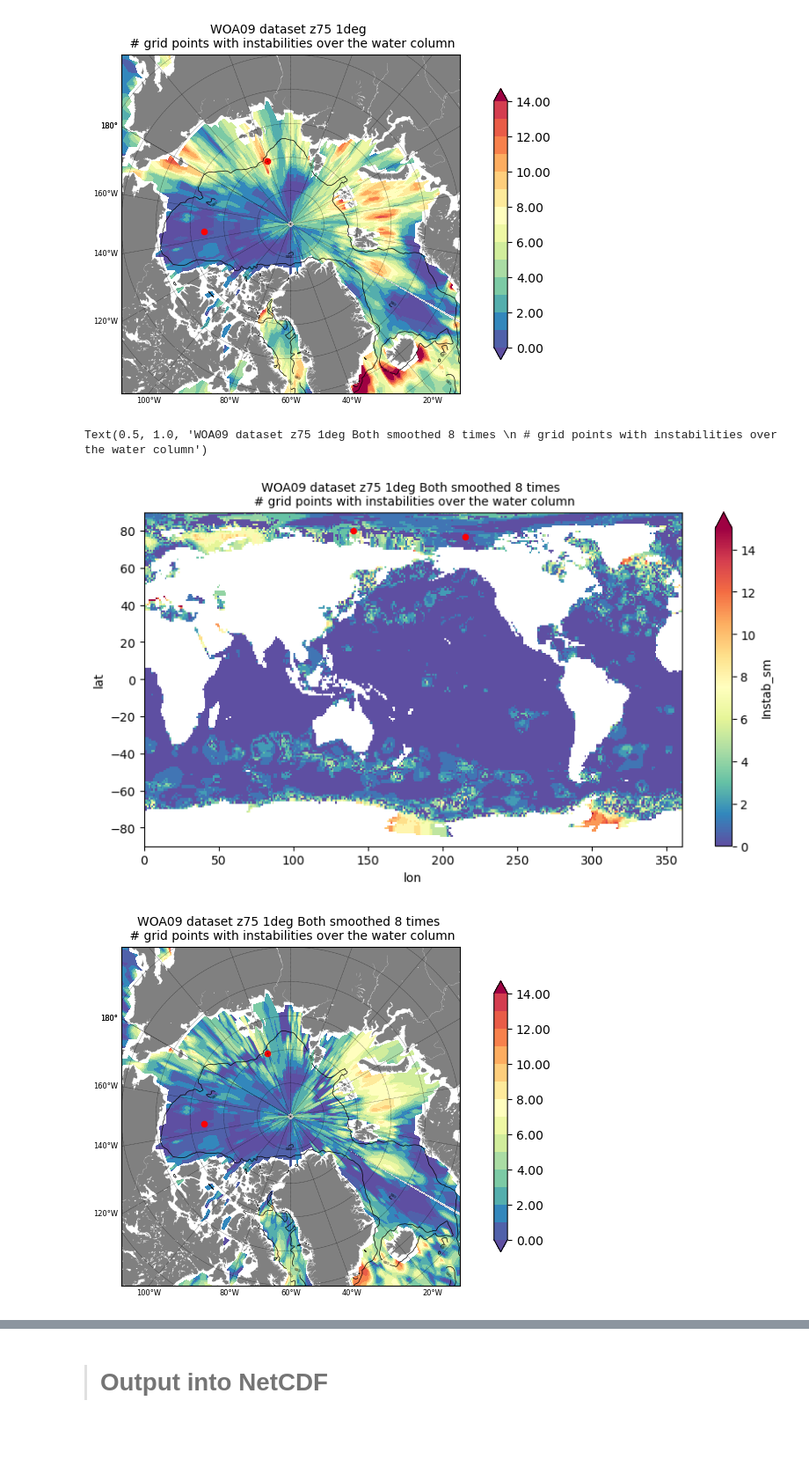
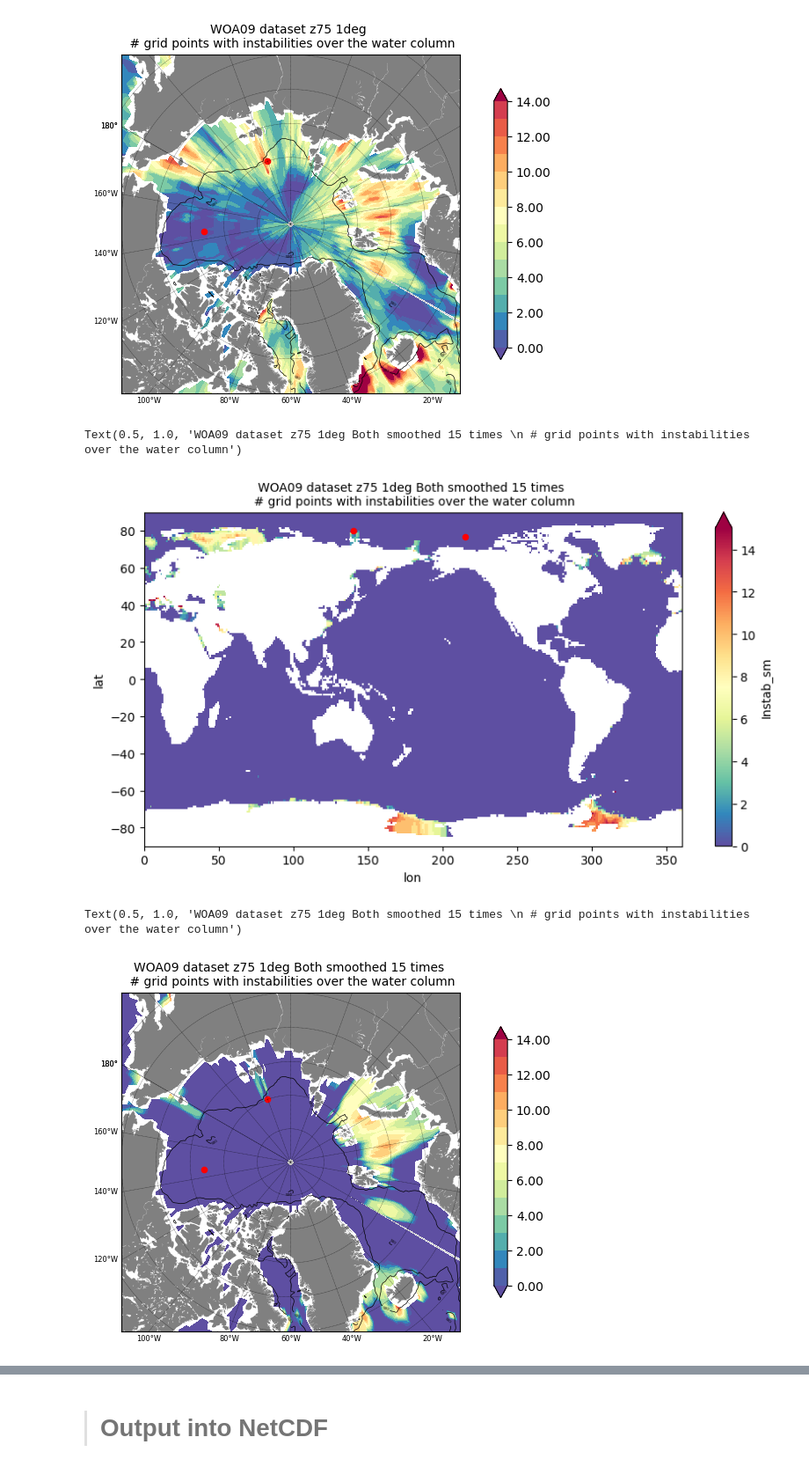
Before and after one commit to ctalandi/TOOLS, a Jupyter notebook: OTHERS/WOA2009/STABILITY/WOA09_SACT_SelectSmooth.ipynb, the cells around one changed output, grey strips where cells are left out. Shown at 88% size. Drawn from its saved outputs; the diff is of its cells as text; code cells hidden in the pictures; blank space fills up the shorter version.

Commit message:
Finalisation of the smoothing only where an instability occurs over the water column below the MLD and above 1500m

```diff
--- a/OTHERS/WOA2009/STABILITY/WOA09_SACT_SelectSmooth.ipynb
+++ b/OTHERS/WOA2009/STABILITY/WOA09_SACT_SelectSmooth.ipynb
@@ -162,7 +145,7 @@ def N2_Insta(zds,zsal,ztem,zpre):
 > # Apply the smoothing to the WOA09 dataset interpolated on 75 levels
 # %%
 # Funtion to compute Brunt-Vaissalla frequency and number of grid points with instability
-def N2_Insta_Z75(zds,zsal,ztem,zpre,zvarout,zmsk):
+def N2_Insta_Z75(zds,zsal,ztem,zpre,zmsk):
     # Compute the Brunt-Vaissalla frequency
     WDINT_N2,p_imd=gsw.Nsquared(zds[zsal].values,\
                                 zds[ztem].values,\
@@ -175,10 +158,10 @@ def N2_Insta_Z75(zds,zsal,ztem,zpre,zvarout,zmsk):
     # Remove the grid points below 1500m
     num_WDINT_N2[50::,:,:]=0.
 
-    zds[zvarout]=(('lat','lon'),np.sum(num_WDINT_N2,axis=0))
-    zds[zvarout]=xr.where(np.isnan(zmsk),np.nan,zds[zvarout])
+    ZCUM_INS=np.sum(num_WDINT_N2,axis=0)
+    ZCUM_INS=xr.where(np.isnan(zmsk),np.nan,ZCUM_INS)
 
-    return WDINT_N2
+    return ZCUM_INS,WDINT_N2
 # %%
 def Fsmooth_Z75(ds_in,zvar_in,arr_ori):
     # Temperature
@@ -311,7 +268,8 @@ lat3D.shape
 pressure=gsw.p_from_z(-z3D,lat3D)
 # %%
 # Calulation of the Brunt-Vaissalla frequency
-N2_out=N2_Insta_Z75(ds_woa09_z75,'SA','CT',pressure,'Instab_ini',mask2D)
+CUM_Instab, N2_out=N2_Insta_Z75(ds_woa09_z75,'SA','CT',pressure,mask2D)
+ds_woa09_z75['Instab_ini']=(('lat','lon'),CUM_Instab.data)
 
 # Save the Brunt-Vaissalla in a specific Dataset because of 1 less vertical level
 ds_outN2_Z75=xr.Dataset()
@@ -323,7 +281,7 @@ ds_outN2_Z75.coords['depth']=ds_woa09_z75['depth'].isel(z=slice(0,74))
 %%time
 # Choose which variable to smooth
 my_choice='both'  # both, sal or tem
-num_smooth=8
+num_smooth=15
 
 ds_woa09_z75['cum_smooth']=(('lat','lon'),np.zeros((ds_woa09_z75.sizes['lat'],ds_woa09_z75.sizes['lon'])))
 
@@ -340,7 +298,8 @@ if my_choice == 'both':
         # DETECT THE INSTABILITIES
         ##########################
         # Calculation of the Brunt-Vaissalla frequency
-        N2_out=N2_Insta_Z75(ds_woa09_z75,zSA,zCT,pressure,zinstab,mask2D)
+        CUM_Instab, N2_out=N2_Insta_Z75(ds_woa09_z75,zSA,zCT,pressure,mask2D)
+        ds_woa09_z75[zinstab]=(('lat','lon'),CUM_Instab.data)
         # Save the Brunt-Vaissalla in a specific Dataset because of 1 less vertical level
         ds_outN2_Z75[zN2]=(('z','lat','lon'),N2_out)
 
@@ -351,21 +310,22 @@ if my_choice == 'both':
         maskinstab3D = maskinstab.broadcast_like(ds_woa09_z75.CT)
 
         # KEEP TRACE OF HOW MANY SMOOTH HAVE BEEN APPLIED
-        ds_woa09_z75['cum_smooth']=xr.where(maskinstab,ds_woa09_z75['cum_smooth']+1.,0)
+        ds_woa09_z75['cum_smooth']=xr.where(maskinstab,ds_woa09_z75['cum_smooth']+1.,ds_woa09_z75['cum_smooth'])
 
         # APPLY SMOOTHING EVERYWHERE AT ONCE
         #####################################
         Zrollemean=Fsmooth_Z75(ds_woa09_z75,zCT,ds_woa09_z75['CT'].data)
-        ds_woa09_z75['CT_sm']=xr.where(maskinstab3D, Zrollemean ,ds_woa09_z75['CT'].data )
+        ds_woa09_z75['CT_sm']=xr.where(maskinstab3D, Zrollemean ,ds_woa09_z75[zCT].data )
 
         Zrollemean=Fsmooth_Z75(ds_woa09_z75,zSA,ds_woa09_z75['SA'].data)
-        ds_woa09_z75['SA_sm']=xr.where(maskinstab3D, Zrollemean ,ds_woa09_z75['SA'].data )
+        ds_woa09_z75['SA_sm']=xr.where(maskinstab3D, Zrollemean ,ds_woa09_z75[zSA].data )
 
         if True:
             # CHECK INSTABILITIES FROM THE NEW SMOOTHED FIELDS
             ##################################################
             # Calculation of the Brunt-Vaissalla frequency
-            N2_out=N2_Insta_Z75(ds_woa09_z75,'SA_sm','CT_sm',pressure,'Instab_sm',mask2D)
+            CUM_Instab, N2_out=N2_Insta_Z75(ds_woa09_z75,'SA_sm','CT_sm',pressure,mask2D)
+            ds_woa09_z75['Instab_sm']=(('lat','lon'),CUM_Instab.data)
             # Save the Brunt-Vaissalla in a specific Dataset because of 1 less vertical level
             ds_outN2_Z75['N2_sm']=(('z','lat','lon'),N2_out)
 
@@ -566,35 +533,24 @@ loc_x=215  ;  loc_y=77
 plt.scatter(loc_x,loc_y,20,marker='o', color='r')
 plt.title( 'WOA09 dataset z75 1deg '+ltitle+' \n # grid points with instabilities over the water column',fontsize=10)
 # %% [output]
-Text(0.5, 1.0, 'WOA09 dataset z75 1deg Both smoothed 8 times \n # grid points with instabilities over the water column')
+Text(0.5, 1.0, 'WOA09 dataset z75 1deg Both smoothed 15 times \n # grid points with instabilities over the water column')
-[figure, old version]
+[figure, new version]
 # %%
 plt.figure(figsize=(10,5))
 
 #plt.subplot(221)
 Arc_Bat(ztype='isol500')
 m=Arc_plot(wlon2D,wlat2D,ds_woa09_z75['Instab_sm'],np.arange(0,15),[0.,15.],zmy_cmap='Spectral_r')
 loc_x=140  ;  loc_y=80
 x,y = m(loc_x,loc_y)
 m.scatter(x,y,20,marker='o', color='r')
 loc_x=215  ;  loc_y=77
 x,y = m(loc_x,loc_y)
 m.scatter(x,y,20,marker='o', color='r')
 plt.title( 'WOA09 dataset z75 1deg '+ltitle+' \n # grid points with instabilities over the water column',fontsize=10)
-
-if False:
-    plt.subplot(222)
-    Arc_Bat(ztype='isol500')
-    ind=xr.where(ds_woa09_z75['Instab_sm'] > 0,1.,np.nan)
-    m=Arc_plot(wlon2D,wlat2D,ind,np.arange(2),[0.,2.],zmy_cmap='Spectral_r')
-    loc_x=140  ;  loc_y=80
-    x,y = m(loc_x,loc_y)
-    m.scatter(x,y,20,marker='o', color='r')
-    loc_x=215  ;  loc_y=77
-    x,y = m(loc_x,loc_y)
-    m.scatter(x,y,20,marker='o', color='r')
 # %% [output]
+Text(0.5, 1.0, 'WOA09 dataset z75 1deg Both smoothed 15 times \n # grid points with instabilities over the water column')
-[figure, old version]
+[figure, new version]
 # %%
 plt.figure(figsize=(10,5))
 
```
Also changed, not shown: parts of 9 cells of this notebook.
